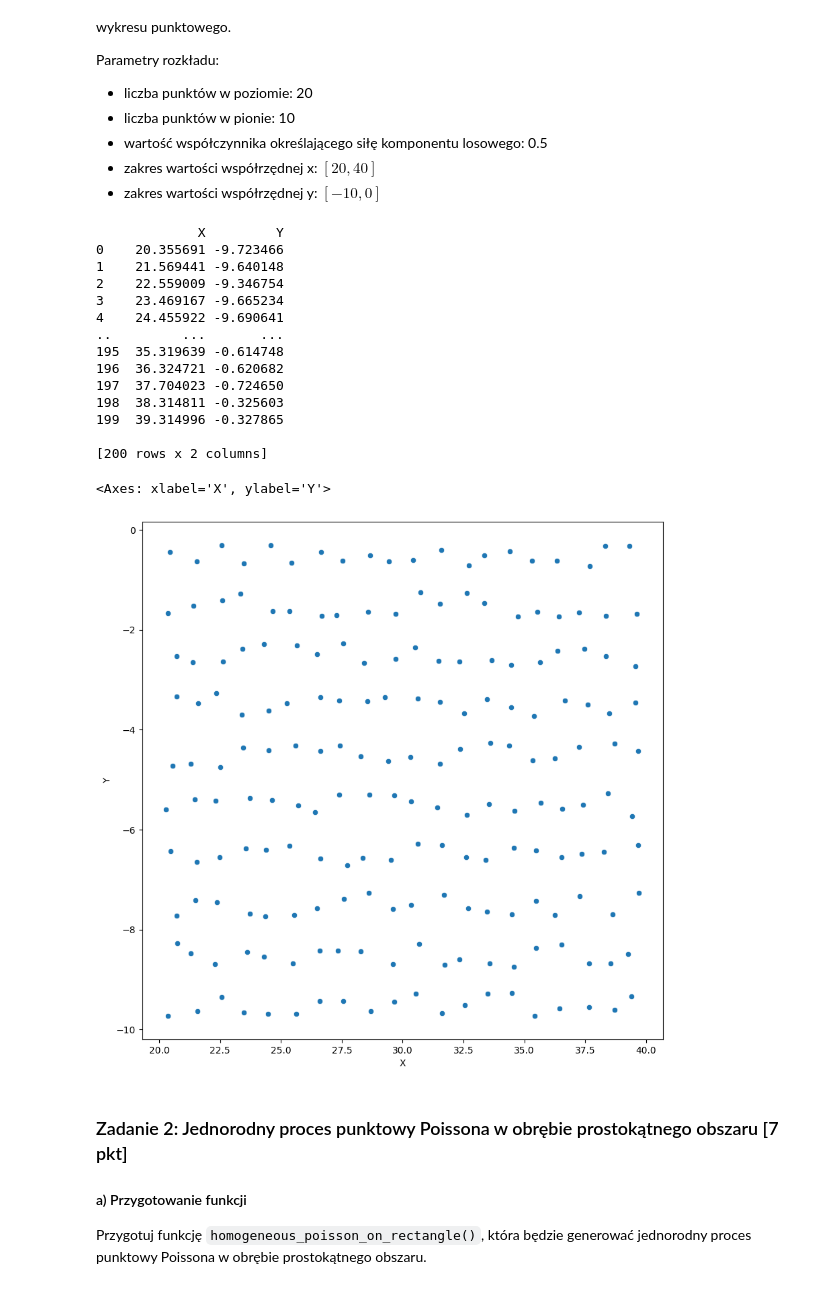
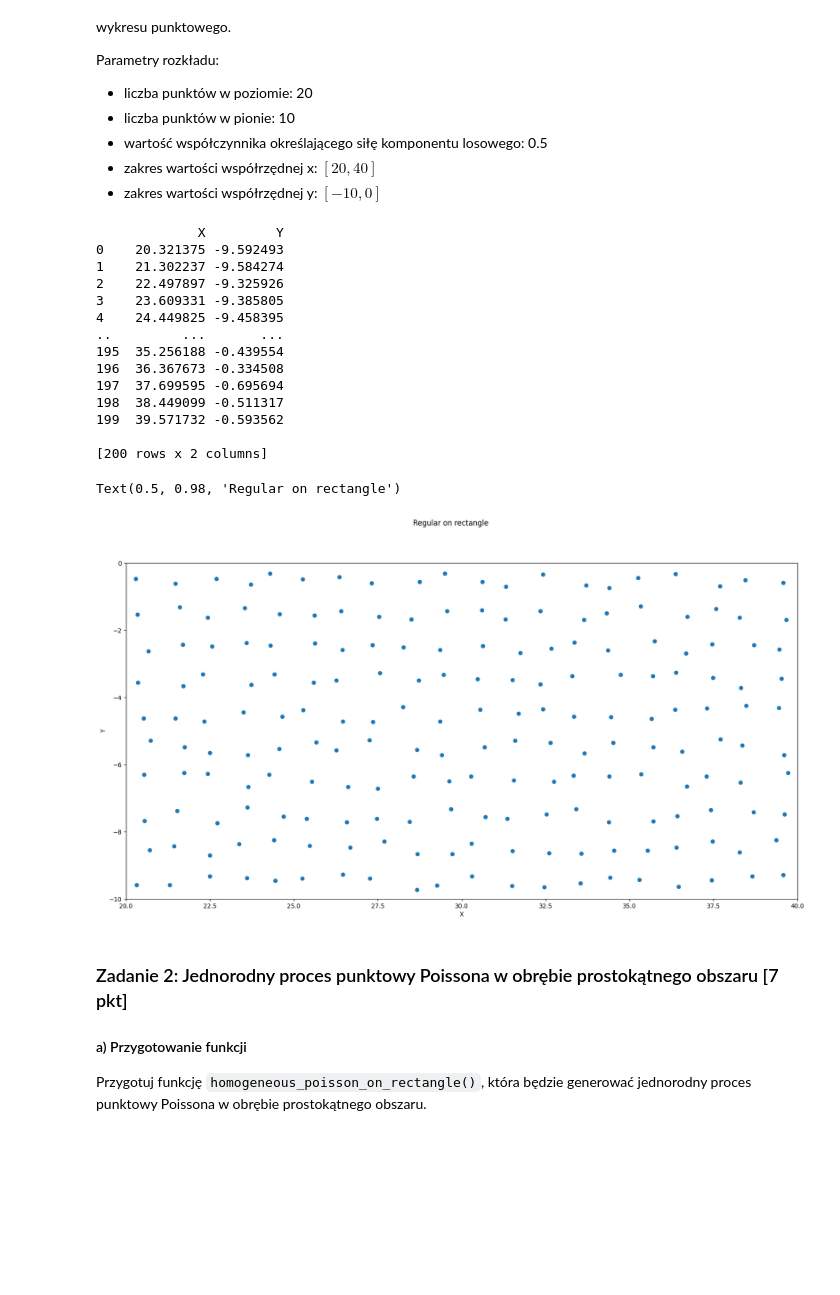
Before and after one commit to zuzannabrauer/spatialDataAnalysis, a Jupyter notebook: ZZ01.ipynb, the cells around one changed output. Cells and saved outputs as stored; diff of their text form; code cells hidden in the pictures; blank space fills up the shorter version.

Commit message:
Unhomogeneous Poisson On Rectangle + 1 b) chart

```diff
--- a/ZZ01.ipynb
+++ b/ZZ01.ipynb
@@ -135,30 +136,33 @@ Parametry rozkładu:
  - zakres wartości współrzędnej x: $[20, 40]$
  - zakres wartości współrzędnej y: $[-10, 0]$
 # %%
-dd=regular_on_rectangle([20,10], 0.5
-                        , [20,40], [-10,0])
+dd=regular_on_rectangle([20,10], 0.5, [20,40], [-10,0])
 
-fig, ax = plt.subplots(figsize=(10,10))
-#ax.set_aspect('equal')
-#ax.axis("square")
-sns.scatterplot(data = dd, x = "X",y = "Y",ax = ax)
+fig, ax = plt.subplots(1,1,figsize=(20,10))
+ax.axis("square")
+ax.set_xlim(20,40)
+ax.set_ylim(-10,0)
+plt.xlabel("X")
+plt.ylabel("Y")
+plt.scatter(dd["X"], dd["Y"])
+fig.suptitle("Regular on rectangle")
 # %% [output]
              X         Y
-0    20.355691 -9.723466
-1    21.569441 -9.640148
-2    22.559009 -9.346754
-3    23.469167 -9.665234
-4    24.455922 -9.690641
+0    20.321375 -9.592493
+1    21.302237 -9.584274
+2    22.497897 -9.325926
+3    23.609331 -9.385805
+4    24.449825 -9.458395
 ..         ...       ...
-195  35.319639 -0.614748
-196  36.324721 -0.620682
-197  37.704023 -0.724650
-198  38.314811 -0.325603
-199  39.314996 -0.327865
+195  35.256188 -0.439554
+196  36.367673 -0.334508
+197  37.699595 -0.695694
+198  38.449099 -0.511317
+199  39.571732 -0.593562
 
 [200 rows x 2 columns]
-<Axes: xlabel='X', ylabel='Y'>
+Text(0.5, 0.98, 'Regular on rectangle')
-[figure, old version]
+[figure, new version]
 # %% [markdown]
 ### Zadanie 2: Jednorodny proces punktowy Poissona w obrębie prostokątnego obszaru [7 pkt]
 
```
Also changed, not shown: parts of 5 cells of this notebook.
